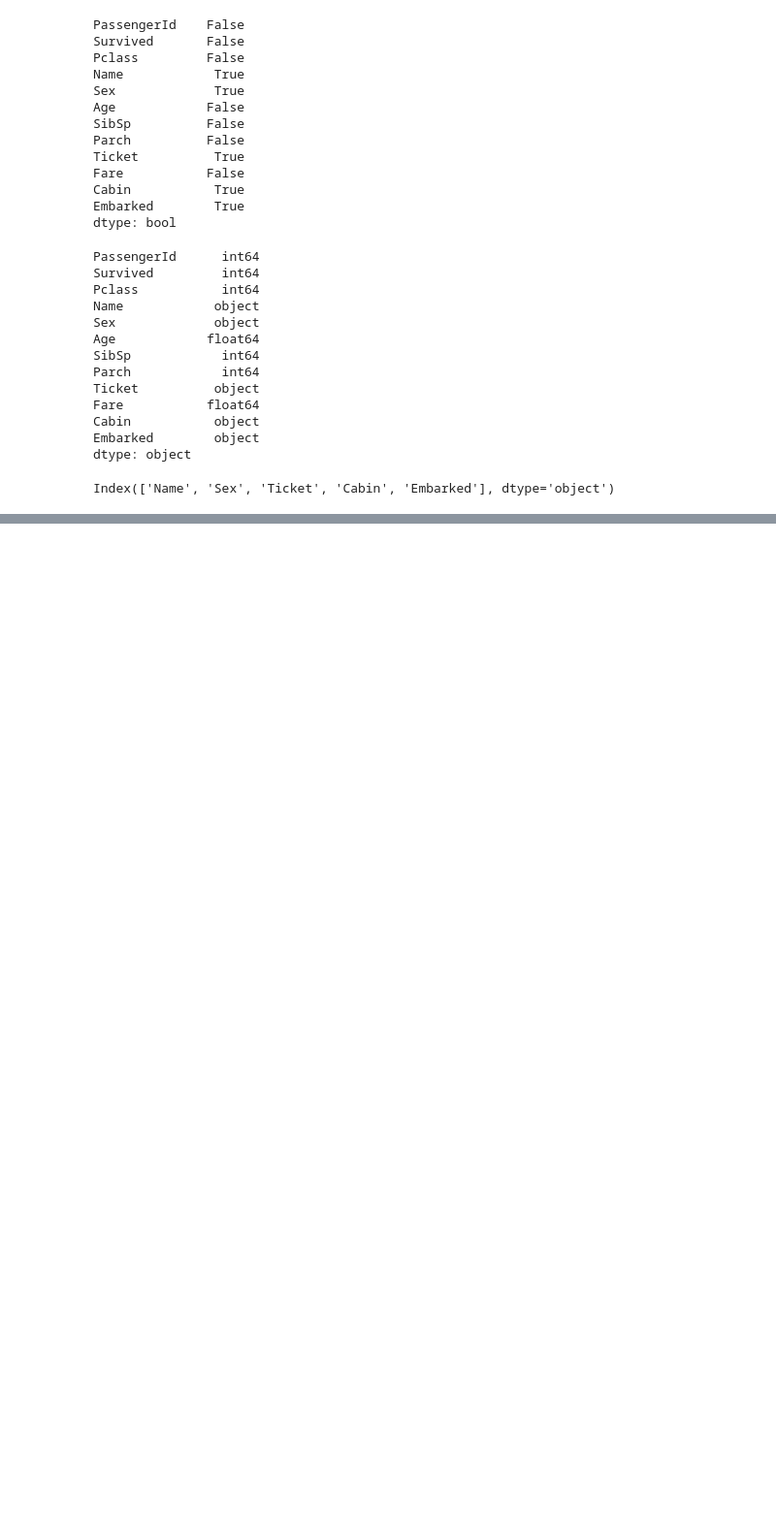
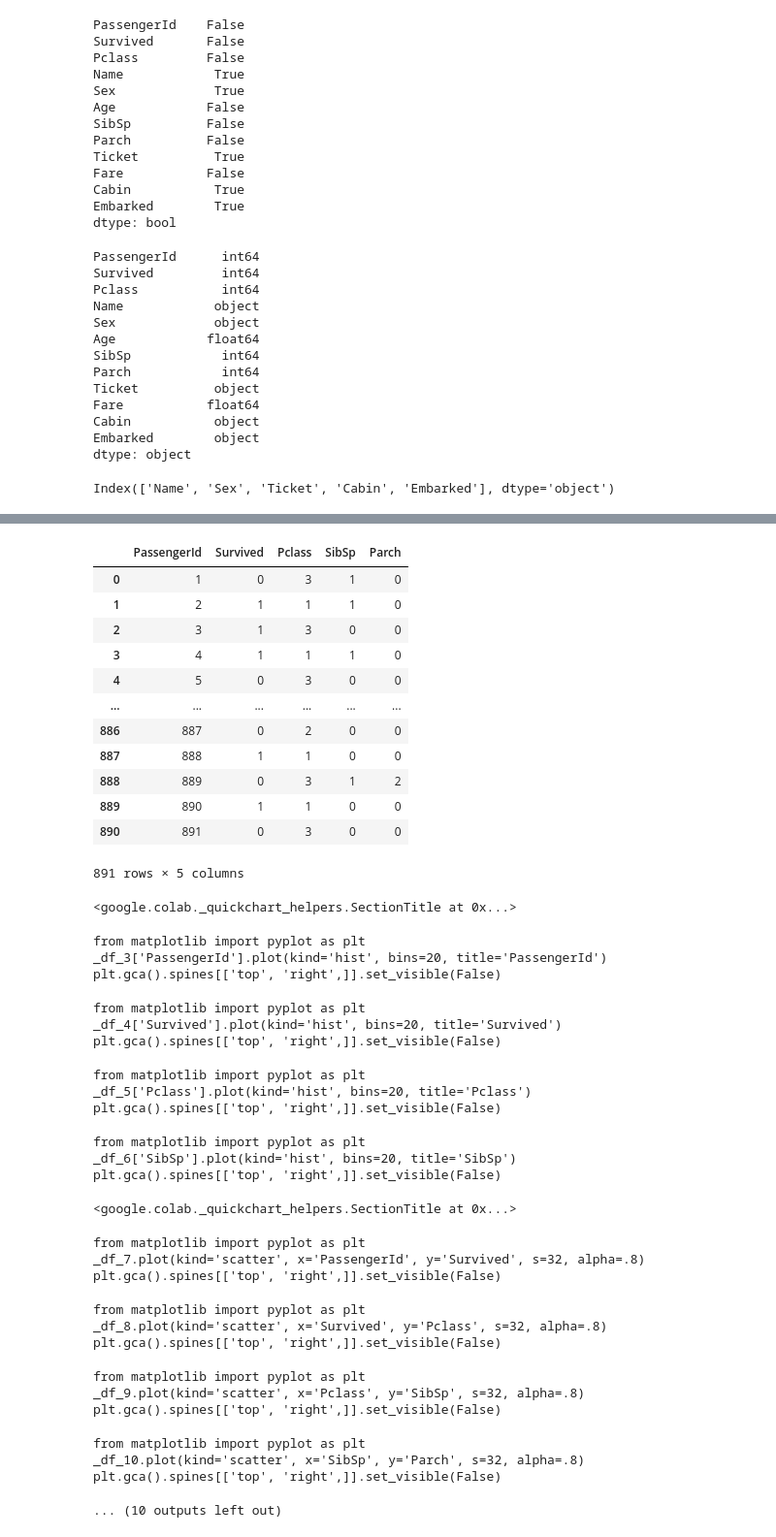
Before and after one commit to omkarpattnaik8080/Pandas, a Jupyter notebook: PandasCompleteadv.ipynb, the cells around one changed output, grey strips where cells are left out. Shown at 97% size. Cells and saved outputs as stored; diff of their text form; code cells hidden in the pictures; blank space fills up the shorter version.

```diff
--- a/PandasCompleteadv.ipynb
+++ b/PandasCompleteadv.ipynb
@@ -343,0 +381,43 @@ Index(['Name', 'Sex', 'Ticket', 'Cabin', 'Embarked'], dtype='object')
+# %%
+df1[df1.dtypes[df1.dtypes=="int64"].index]
+# %% [output]
+|  | PassengerId | Survived | Pclass | SibSp | Parch |
+| 0 | 1 | 0 | 3 | 1 | 0 |
+| 1 | 2 | 1 | 1 | 1 | 0 |
+| 2 | 3 | 1 | 3 | 0 | 0 |
+| 3 | 4 | 1 | 1 | 1 | 0 |
+| 4 | 5 | 0 | 3 | 0 | 0 |
+| ... | ... | ... | ... | ... | ... |
+| 886 | 887 | 0 | 2 | 0 | 0 |
+| 887 | 888 | 1 | 1 | 0 | 0 |
+| 888 | 889 | 0 | 3 | 1 | 2 |
+| 889 | 890 | 1 | 1 | 0 | 0 |
+| 890 | 891 | 0 | 3 | 0 | 0 |
+891 rows × 5 columns
+<google.colab._quickchart_helpers.SectionTitle at 0x...>
+from matplotlib import pyplot as plt
+_df_3['PassengerId'].plot(kind='hist', bins=20, title='PassengerId')
+plt.gca().spines[['top', 'right',]].set_visible(False)
+from matplotlib import pyplot as plt
+_df_4['Survived'].plot(kind='hist', bins=20, title='Survived')
+plt.gca().spines[['top', 'right',]].set_visible(False)
+from matplotlib import pyplot as plt
+_df_5['Pclass'].plot(kind='hist', bins=20, title='Pclass')
+plt.gca().spines[['top', 'right',]].set_visible(False)
+from matplotlib import pyplot as plt
+_df_6['SibSp'].plot(kind='hist', bins=20, title='SibSp')
+plt.gca().spines[['top', 'right',]].set_visible(False)
+<google.colab._quickchart_helpers.SectionTitle at 0x...>
+from matplotlib import pyplot as plt
+_df_7.plot(kind='scatter', x='PassengerId', y='Survived', s=32, alpha=.8)
+plt.gca().spines[['top', 'right',]].set_visible(False)
+from matplotlib import pyplot as plt
+_df_8.plot(kind='scatter', x='Survived', y='Pclass', s=32, alpha=.8)
+plt.gca().spines[['top', 'right',]].set_visible(False)
+from matplotlib import pyplot as plt
+_df_9.plot(kind='scatter', x='Pclass', y='SibSp', s=32, alpha=.8)
+plt.gca().spines[['top', 'right',]].set_visible(False)
+from matplotlib import pyplot as plt
+_df_10.plot(kind='scatter', x='SibSp', y='Parch', s=32, alpha=.8)
+plt.gca().spines[['top', 'right',]].set_visible(False)
+... (10 outputs left out)
```
Also changed, not shown: parts of 1 cell of this notebook.
